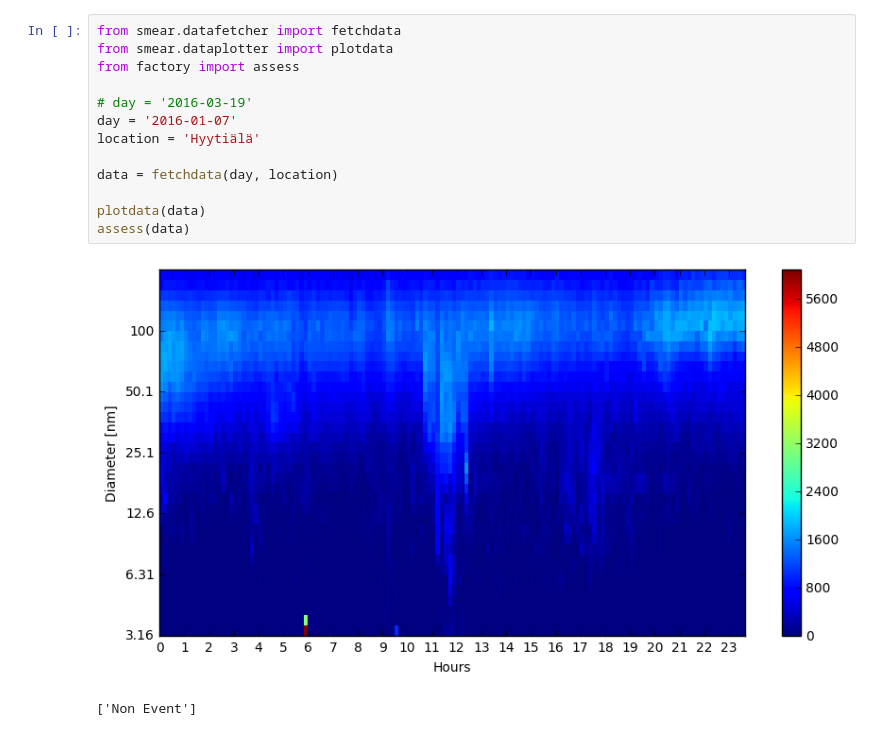
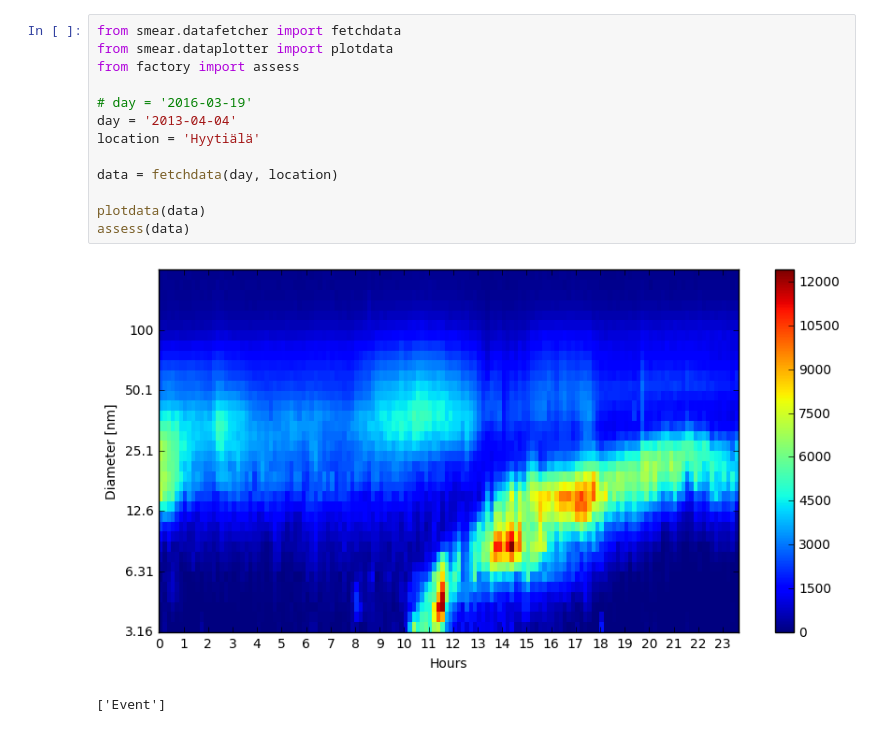
Before and after one commit to markusstocker/pynpf, a Jupyter notebook: classify.ipynb, the cells around one changed output. Drawn from its saved outputs; the diff is of its cells as text.

Commit message:
updated with difference image

```diff
--- a/classify.ipynb
+++ b/classify.ipynb
@@ -1,16 +1,16 @@
 # %%
 from smear.datafetcher import fetchdata
 from smear.dataplotter import plotdata
 from factory import assess
 
 # day = '2016-03-19'
-day = '2016-01-07'
+day = '2013-04-04'
 location = 'Hyytiälä'
 
 data = fetchdata(day, location)
 
 plotdata(data)
 assess(data)
 # %% [output]
-[figure, old version]
+[figure, new version]
-['Non Event']
+['Event']
```
